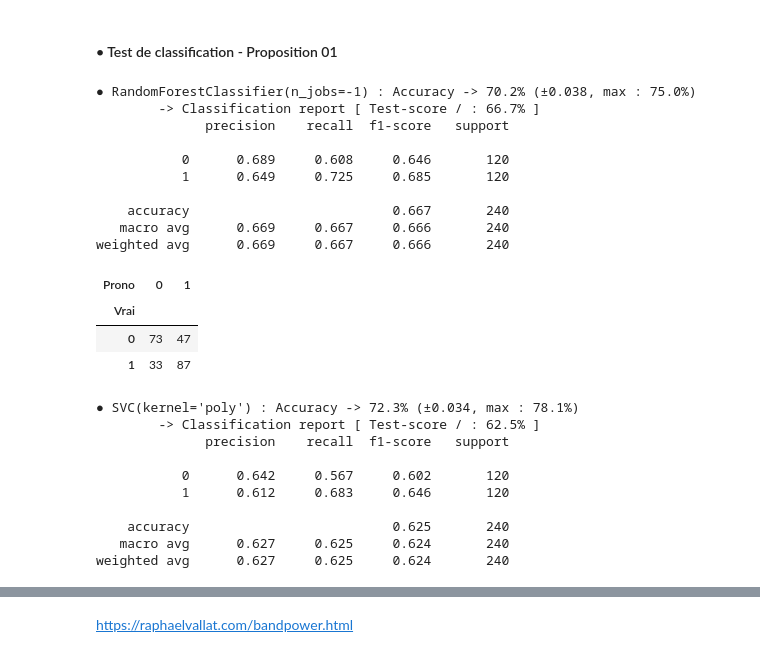
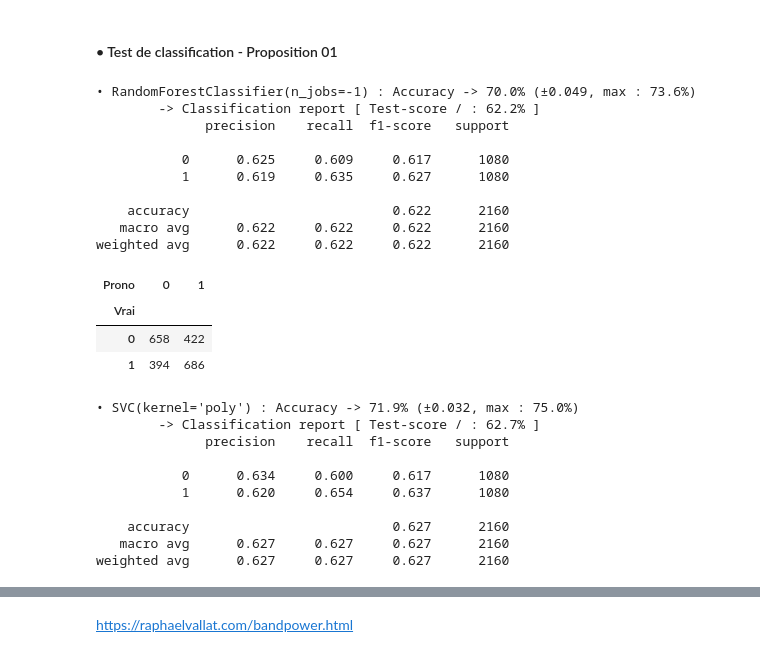
Before and after one commit to philippe-dpz/EEG_proj_repo, a Jupyter notebook: notebooks/Brn_EEG.ipynb, the cells around one changed output, grey strips where cells are left out. Cells and saved outputs as stored; diff of their text form; code cells hidden in the pictures.

```diff
--- a/notebooks/Brn_EEG.ipynb
+++ b/notebooks/Brn_EEG.ipynb
@@ -221,10 +227,11 @@ test_csv = csv_in_zip(target, directory = 'test')
 #### • Pré-traitement des données
 # %%
 n_files = len(files)
+size    = range(n_files)
 files   = np.array(files)
 unic    = len(np.unique([x[2] for x in files]))
 step    = n_files // unic
-offre   = 3
+offre   = -1
 
 match offre :
     case 1 | 2 :
@@ -241,8 +248,9 @@ match offre :
         test_pos  = range(i, i + step)
         train_pos = [i for i in size[:: -3] if i not in test_pos]
         test_pos  = test_pos[: step - 1]
+    case 4 :
+        train_pos, test_pos, _, _ = train_test_split(size, size, test_size = .2, random_state = 42)
     case _ :
-        size      = range(n_files)
         train_pos = np.flip(size[:: -3])
         test_pos  = [i for i in size if i not in train_pos]
 
@@ -315,17 +331,13 @@ None
 # %% [markdown]
 #### • Test de classification - Proposition 01
 # %%
-### • Test de classification
+# csp = CSP(nfilter = 2)
+# std = RobustScaler()
+pca = PCA(SCOPE >> 4)
+std = StandardScaler()
 
-# X_train, X_test, y_train, y_test = train_test_split(X, y, test_size = .2, random_state = 42)
-
-# csp = CSP(nfilter = 2)
-pca = PCA(SCOPE >> 4)
-sc = StandardScaler()
-# sc = RobustScaler()
-
-# X_train_scaled = sc.fit_transform(X_train)
-# X_test_scaled  = sc.transform(X_test)
+# X_train_scaled = std.fit_transform(X_train)
+# X_test_scaled  = std.transform(X_test)
 
 # X_train_scaled = pca.fit_transform(X_train)
 # X_test_scaled  = pca.transform(X_test)
@@ -336,14 +348,14 @@ X_train_scaled = X_train
 X_test_scaled  = X_test
 
 #
-knc = neighbors.RadiusNeighborsRegressor() # .KNeighborsClassifier()
-#
-clf = svm.SVC(gamma = 'scale', kernel='poly')
+clf = svm.SVC(gamma = 'scale', kernel = 'poly')
 #
 rfc = ensemble.RandomForestClassifier(n_jobs = -1)
 #
-lrg = linear_model.LogisticRegression(solver = 'newton-cholesky') # 'saga'
-#
+lrg = linear_model.LogisticRegression(solver = 'newton-cholesky') # 'saga' ''
+# #
+# knc = neighbors.KNeighborsClassifier() # .RadiusNeighborsRegressor()
+# #
 # lsg = linear_model.SGDClassifier()
 # #
 # gbc = ensemble.GradientBoostingClassifier()
@@ -355,58 +367,58 @@ lrg = linear_model.LogisticRegression(solver = 'newton-cholesky') # 'saga'
 for reg in [rfc, clf, lrg] :
     scores : dict = cross_validate(reg, X_train_scaled, y_train, scoring = ['accuracy'])
 
     reg.fit(X_train_scaled, y_train)
 
     res  = scores['test_accuracy']
     pred = reg.predict(X_test_scaled)
 
-    # if 'cluster' in type(reg).__name__ :
-    #     pred = reg.fit_predict(X_test_scaled)
-    # else :
-    #     pred = reg.predict(X_test_scaled)
-
-    print(f"● {reg} : Accuracy -> {res.mean():.1%} (±{res.std():.2}, max : {res.max():.1%})")
+    print(f"• {reg} : Accuracy -> {res.mean():.1%} (±{res.std():.2}, max : {res.max():.1%})")
     print(f"\t-> Classification report [ Test-score / : {reg.score(X_test_scaled, y_test):.1%} ]")
     print(classification_report(y_test, pred, digits = 3))
-    # print(f"\t-> Accuracy score : {accuracy_score(y_test, pred):.1%}")
+    # print(f"\t-> ● Accuracy score : {accuracy_score(y_test, pred):.1%}")
     display(pd.crosstab(y_test, pred, rownames = ['Vrai'], colnames = ['Prono']))
 
 #ExtraTreesClassifier
 # Voting_clf = VotingClassifier(estimators = [('knn', clf1), ('svm', clf2), ('rf', clf3)], voting = 'hard')
 # cv3        = model_selection.KFold(n_splits = 3, random_state = 42, shuffle = True), clf4
 
 # Create a pipeline
 # pip = Pipeline([('RFC', rfc), ('SVM', clf)])    # ('CSP', csp),
 
 # pip.fit(X_train, y_train)
 
 # y_pred = pip.predict(X_test)
 
 # y_train = np.array(y_train)
+
+    # if 'cluster' in type(reg).__name__ :
+    #     pred = reg.fit_predict(X_test_scaled)
+    # else :
+    #     pred = reg.predict(X_test_scaled)
 # %% [output]
-● RandomForestClassifier(n_jobs=-1) : Accuracy -> 70.2% (±0.038, max : 75.0%)
-        -> Classification report [ Test-score / : 66.7% ]
+• RandomForestClassifier(n_jobs=-1) : Accuracy -> 70.0% (±0.049, max : 73.6%)
+        -> Classification report [ Test-score / : 62.2% ]
               precision    recall  f1-score   support
 
-           0      0.689     0.608     0.646       120
-           1      0.649     0.725     0.685       120
+           0      0.625     0.609     0.617      1080
+           1      0.619     0.635     0.627      1080
 
-    accuracy                          0.667       240
-   macro avg      0.669     0.667     0.666       240
-weighted avg      0.669     0.667     0.666       240
+    accuracy                          0.622      2160
+   macro avg      0.622     0.622     0.622      2160
+weighted avg      0.622     0.622     0.622      2160
 | Prono | 0 | 1 |
 | Vrai |  |  |
-| 0 | 73 | 47 |
-| 1 | 33 | 87 |
+| 0 | 658 | 422 |
+| 1 | 394 | 686 |
-● SVC(kernel='poly') : Accuracy -> 72.3% (±0.034, max : 78.1%)
-        -> Classification report [ Test-score / : 62.5% ]
+• SVC(kernel='poly') : Accuracy -> 71.9% (±0.032, max : 75.0%)
+        -> Classification report [ Test-score / : 62.7% ]
               precision    recall  f1-score   support
 
-           0      0.642     0.567     0.602       120
-           1      0.612     0.683     0.646       120
+           0      0.634     0.600     0.617      1080
+           1      0.620     0.654     0.637      1080
 
-    accuracy                          0.625       240
-   macro avg      0.627     0.625     0.624       240
-weighted avg      0.627     0.625     0.624       240
+    accuracy                          0.627      2160
+   macro avg      0.627     0.627     0.627      2160
+weighted avg      0.627     0.627     0.627      2160
 | Prono | 0 | 1 |
 | Vrai |  |  |
```
Also changed, not shown: parts of 14 cells of this notebook, 12 other files.
